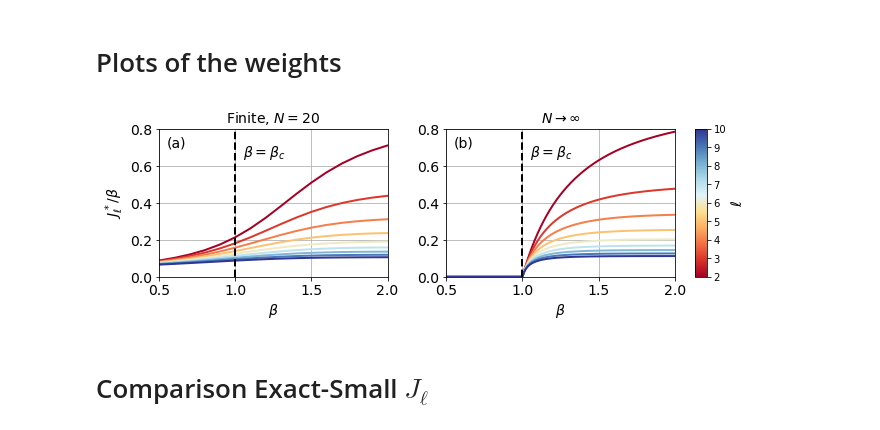
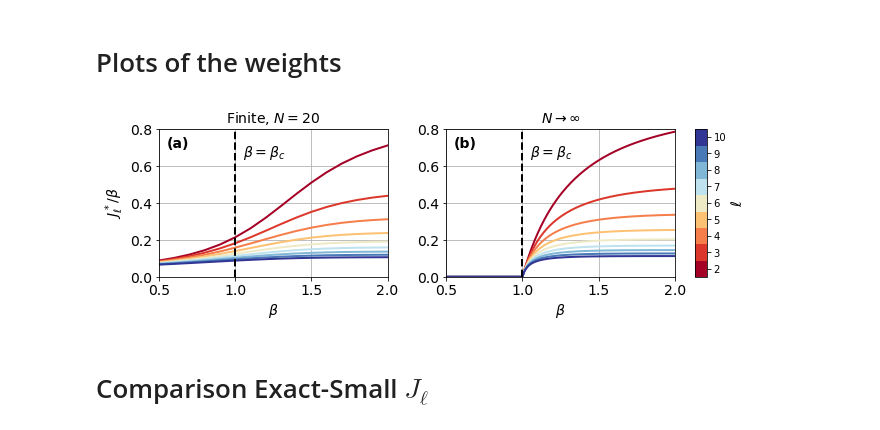
Before and after one commit to Laplaxe/MonteCarloGA_CW, a Jupyter notebook: Code/made_architecture.ipynb, the cells around one changed output. Saved outputs shown, nothing was run; the diff lists cells and outputs as text; code cells hidden in the pictures.

```diff
--- a/Code/made_architecture.ipynb
+++ b/Code/made_architecture.ipynb
@@ -171,38 +174,38 @@ ax1.set_xlabel(r"$\beta$", fontsize = 14)
 ax1.set_ylabel(r"$J^*_\ell / \beta$", fontsize = 14)
 ax1.axvline(x=1, color='black', linestyle='--', lw=2)
 ax1.text(1.05, 0.65, r'$\beta = \beta_c$', fontsize=14)
-ax1.text(0.55, 0.70, r'(a)', fontsize=14)
+ax1.text(0.55, 0.70, r'(a)', fontsize=14, fontweight='bold')
 ax1.grid(True)
 ax1.tick_params(axis='both', which='major', labelsize=14)
 ax1.set_xlim(0.5, 2)
 ax1.set_ylim(0, 0.8)
 
 # Plot for N → ∞
 for ell in unique_ells:
     group = df_infinite[df_infinite["ℓ"] == ell]
     if not group.empty:
         color = custom_cmap(norm(ell))
         ax2.plot(group["β"], group["J_ℓ/β"], color=color, lw=2)
 
 ax2.set_title(r"$N \rightarrow \infty$", fontsize = 14)
 ax2.set_xlabel(r"$\beta$", fontsize = 14)
 ax2.axvline(x=1, color='black', linestyle='--', lw=2)
-ax2.text(0.55, 0.70, r'(b)', fontsize=14)
+ax2.text(0.55, 0.70, r'(b)', fontsize=14, fontweight='bold')
 ax2.text(1.05, 0.65, r'$\beta = \beta_c$', fontsize=14)
 ax2.grid(True)
 ax2.tick_params(axis='both', which='major', labelsize=14)
 ax2.set_xlim(0.5, 2)
 ax2.set_ylim(0, 0.8)
 
 # Colorbar
-cbar = fig.colorbar(sm, cax=cax, ticks=unique_ells)
+cbar = fig.colorbar(sm, cax=cax, ticks=unique_ells, boundaries=np.arange(min(unique_ells) - 0.5, max(unique_ells) + 1.5, 1))
 cbar.set_label(r"$\ell$", fontsize = 14)
 
 plt.savefig("../Plots/Jl_N20_diffbeta.pdf")
 
 plt.show()
 # %% [output]
-[figure, old version]
+[figure, new version]
 # %% [markdown]
 # Comparison Exact-Small $J_\ell$
 # %%
```
Also changed, not shown: parts of 17 cells of this notebook, 14 other files.
